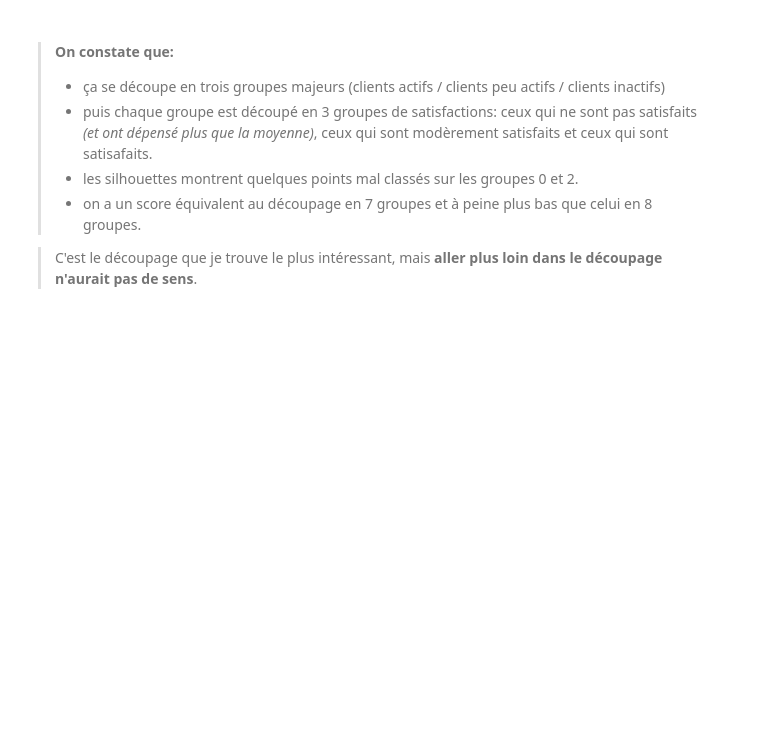
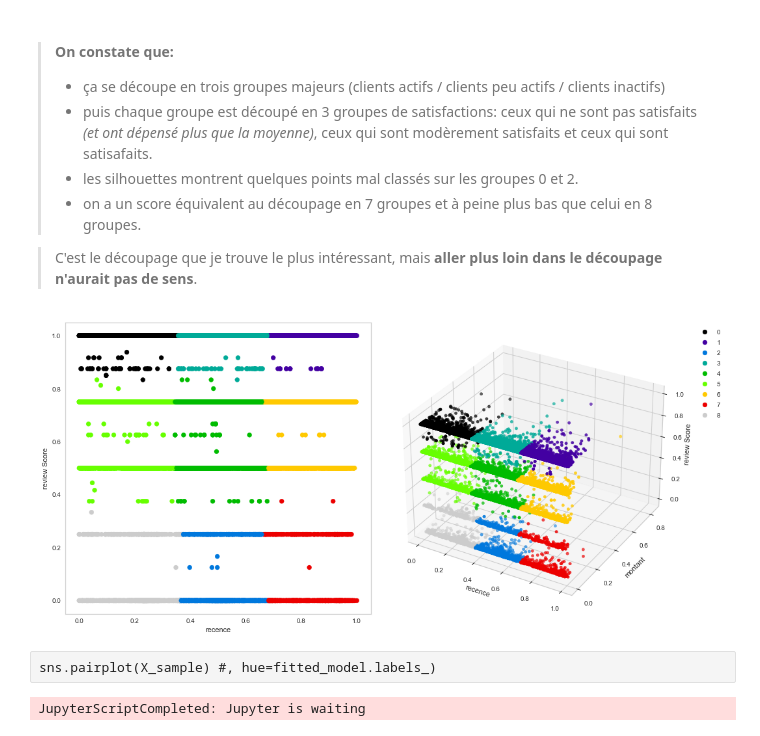
Before and after one commit to Valkea/OC_AI_05, a Jupyter notebook: 02_Clustering.ipynb, the cells around one changed output. Drawn from its saved outputs; the diff is of its cells as text; code cells hidden in the pictures; blank space fills up the shorter version.

Commit message:
refactor: add 2D and 3D plot for the KMeans clustering with 9 clusters

```diff
--- a/02_Clustering.ipynb
+++ b/02_Clustering.ipynb
@@ -1138,6 +1138,37 @@ get_inverse_normalization(model_scaler, get_means(fitted_model, X_sample)).sort_
 > - on a un score équivalent au découpage en 7 groupes et à peine plus bas que celui en 8 groupes.
 
 > C'est le découpage que je trouve le plus intéressant, mais **aller plus loin dans le découpage n'aurait pas de sens**.
+# %%
+cmap_ref = 'nipy_spectral'
+#cmap = ListedColormap(sns.color_palette("husl", 256).as_hex())
+sns.set_style("whitegrid", {'axes.grid' : False})
+
+fig = plt.figure(figsize=(15,7))
+
+ax = plt.subplot(1,2,1)
+ax.scatter(X_sample['recence'], X_sample['review_score'], c=fitted_model.labels_, marker='o', cmap=cmap_ref)
+ax.set_xlabel('recence')
+ax.set_ylabel('review Score')
+
+#ax = Axes3D(fig)
+ax = fig.add_subplot(122, projection='3d')
+sc = ax.scatter(X_sample['recence'], X_sample['montant'], X_sample['review_score'], c=fitted_model.labels_, marker='o', cmap=cmap_ref)
+ax.set_xlabel('recence')
+ax.set_ylabel('montant')
+ax.set_zlabel('review Score')
+
+plt.legend(*sc.legend_elements(), bbox_to_anchor=(1.05, 1), loc=2)
+plt.tight_layout()
+plt.show()
+# %% [output]
+[figure, added]
+# %% [raw]
+sns.pairplot(X_sample) #, hue=fitted_model.labels_)
+# %%
+import FreeMobileSMS as sms
+sms.send()
+# %% [output]
+JupyterScriptCompleted: Jupyter is waiting
 # %%
 import math
 # %%
```
Also changed, not shown: parts of 2 cells of this notebook.
